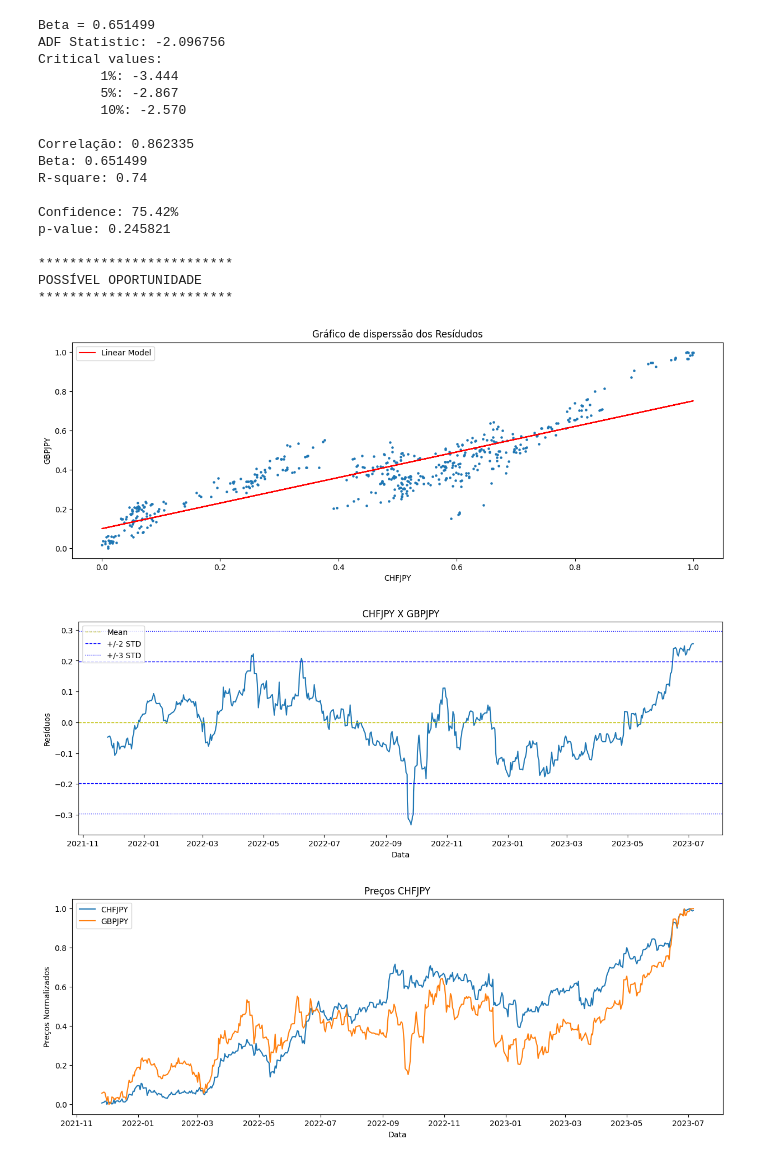
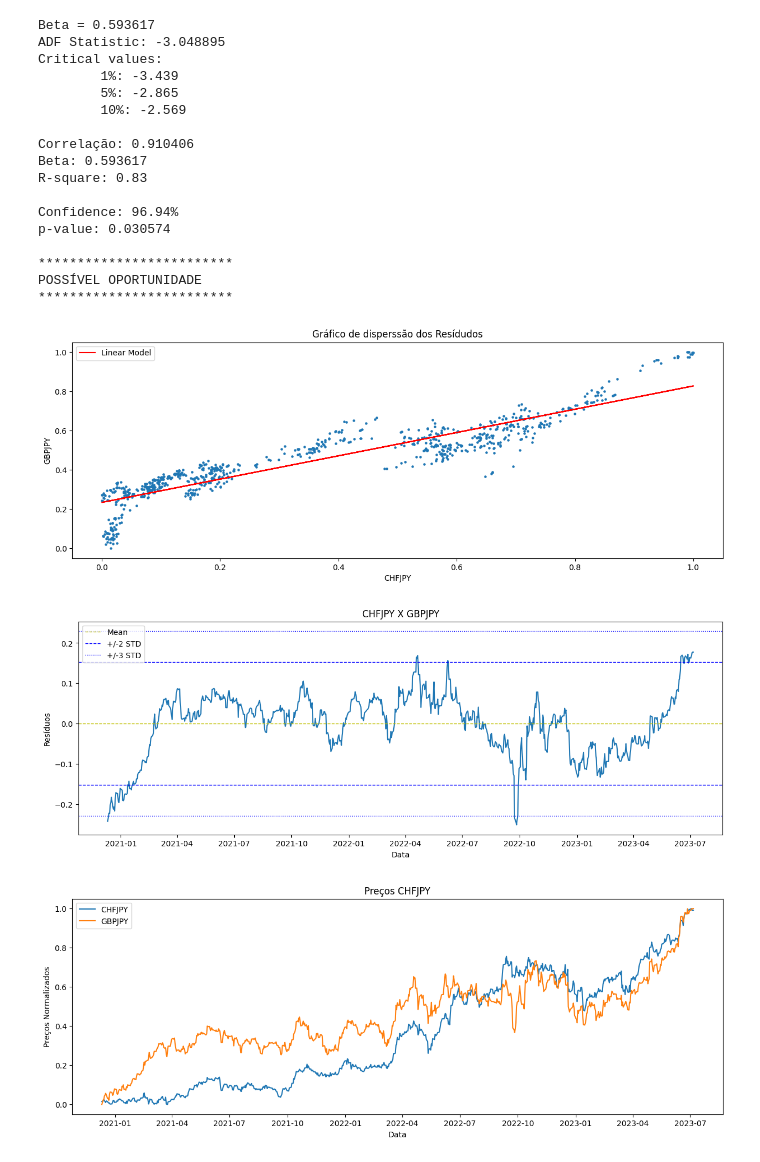
Before and after one commit to diogoraucci/ML_LongShortCointegracao, a Jupyter notebook: LongShort_Cointegracao.ipynb, the cells around one changed output. Drawn from its saved outputs; the diff is of its cells as text; code cells hidden in the pictures.

```diff
--- a/LongShort_Cointegracao.ipynb
+++ b/LongShort_Cointegracao.ipynb
@@ -11,12 +13,10 @@ import seaborn as sns
 data = pd.read_csv('df_cotacoes.csv')
 data.set_index('time',inplace=True)
 
-periodos = 502
-df = data[-periodos:].copy()
+# Definir DataSet
+df = data
 
-from sklearn.preprocessing import MinMaxScaler
-
-# Crie uma instância do MinMaxScaler
+# Normalizar Cotações
 scaler = MinMaxScaler()
 
 # Aplique a normalização aos dados do DataFrame
@@ -97,9 +97,8 @@ else:
     print('*'*25)
 
 # Incluir Index Data
-df.index = data.index[-periodos:]
 # Converter o índice para datetime
-df.index = pd.to_datetime(df.index)
+df.index = pd.to_datetime(data.index)
 
 # Plotar Gráficos
 
@@ -117,43 +116,43 @@ plt.legend()
 plt.figure(figsize=(chart))
 plt.title(f'{ativoA} X {ativoB}')
 plt.plot(df['Resíduos'])
 plt.axhline(y=mean, color='y', linestyle='--', linewidth=1, label='Mean')
 plt.axhline(y=up, color='b', linestyle='--', linewidth=1, label=f'+/-{2} STD')
 plt.axhline(y=down, color='b', linestyle='--', linewidth=1, label='_nolegend_')
 plt.axhline(y=up2, color='b', linestyle=':', linewidth=1, label=f'+/-{3} STD')
 plt.axhline(y=down2, color='b', linestyle=':', linewidth=1, label='_nolegend_')
 plt.legend(loc='upper left', ncol=1)
 plt.xlabel('Data')
 plt.ylabel('Resíduos')
 
 #Plotar Gráfico Ativo A
 plt.figure(figsize=(chart))
 plt.title(f'Preços {ativoA}')
 plt.plot(df.iloc[:,0], label=ativoA)
 plt.plot(df.iloc[:,1], label=ativoB)
 plt.xlabel('Data')
 plt.ylabel('Preços Normalizados')
 plt.legend()  # Adicionar essa linha para exibir as legendas
 
 plt.show()
 # %% [output]
-Beta = 0.651499
-ADF Statistic: -2.096756
+Beta = 0.593617
+ADF Statistic: -3.048895
 Critical values:
-        1%: -3.444
-        5%: -2.867
-        10%: -2.570
+        1%: -3.439
+        5%: -2.865
+        10%: -2.569
 
-Correlação: 0.862335
-Beta: 0.651499
-R-square: 0.74
+Correlação: 0.910406
+Beta: 0.593617
+R-square: 0.83
 
-Confidence: 75.42%
-p-value: 0.245821
+Confidence: 96.94%
+p-value: 0.030574
 
 *************************
 POSSÍVEL OPORTUNIDADE
 *************************
-[figure, old version]
+[figure, new version]
-[figure, old version]
+[figure, new version]
-[figure, old version]
+[figure, new version]
```
Also changed, not shown: parts of 1 cell of this notebook.
